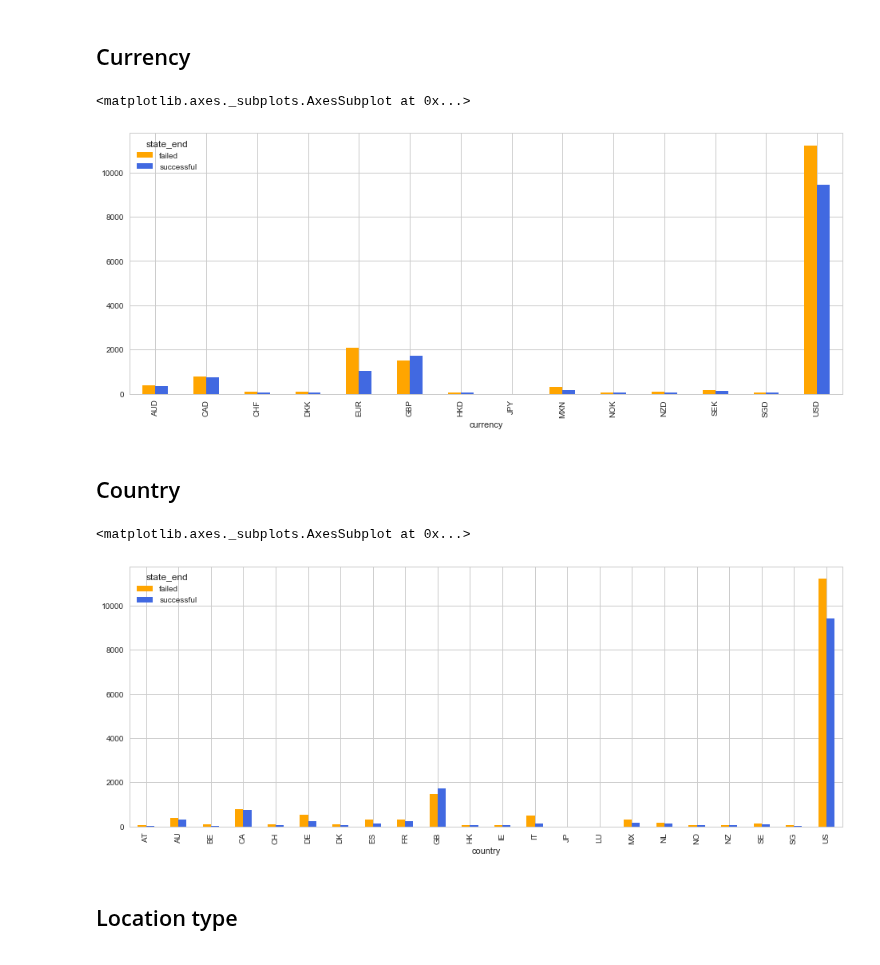
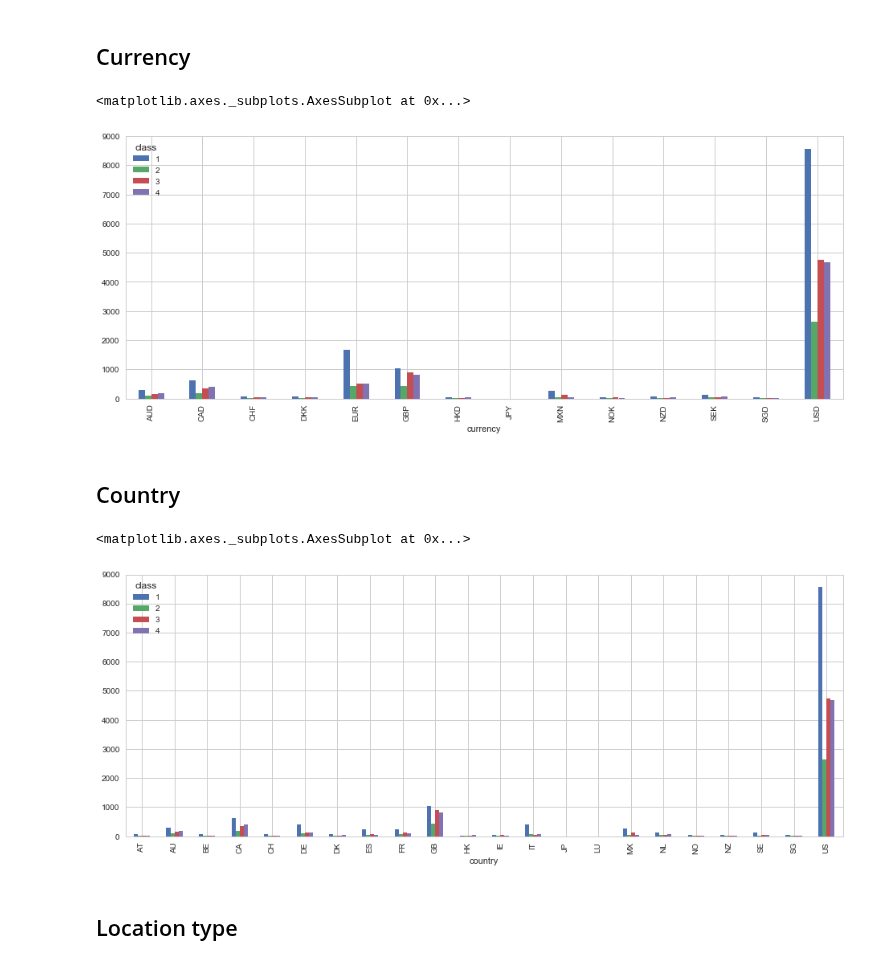
Before and after one commit to blanarik/kickstarter_success_prediction, a Jupyter notebook: 05_Kickstarter_data_integration_and_exploratory_data_analysis_of_merged_dataset.ipynb, the cells around one changed output. Saved outputs shown, nothing was run; the diff lists cells and outputs as text; code cells hidden in the pictures.

```diff
--- a/05_Kickstarter_data_integration_and_exploratory_data_analysis_of_merged_dataset.ipynb
+++ b/05_Kickstarter_data_integration_and_exploratory_data_analysis_of_merged_dataset.ipynb
@@ -840,17 +877,17 @@ plt.rcParams['figure.figsize'] = [16, 6]
 # %% [markdown]
 ## Currency
 # %%
-pd.crosstab(index=df["currency"], columns=df['state_end']).plot.bar(stacked=False, color=['orange', 'royalblue'])
+pd.crosstab(index=df["currency"], columns=df['class']).plot.bar(stacked=False)
 # %% [output]
 <matplotlib.axes._subplots.AxesSubplot at 0x...>
-[figure, old version]
+[figure, new version]
 # %% [markdown]
 ## Country
 # %%
-pd.crosstab(index=df["country"], columns=df['state_end']).plot.bar(stacked=False, color=['orange', 'royalblue'])
+pd.crosstab(index=df["country"], columns=df['class']).plot.bar(stacked=False)
 # %% [output]
 <matplotlib.axes._subplots.AxesSubplot at 0x...>
-[figure, old version]
+[figure, new version]
 # %% [markdown]
 ## Location type
 # %%
```
Also changed, not shown: parts of 46 cells of this notebook.
